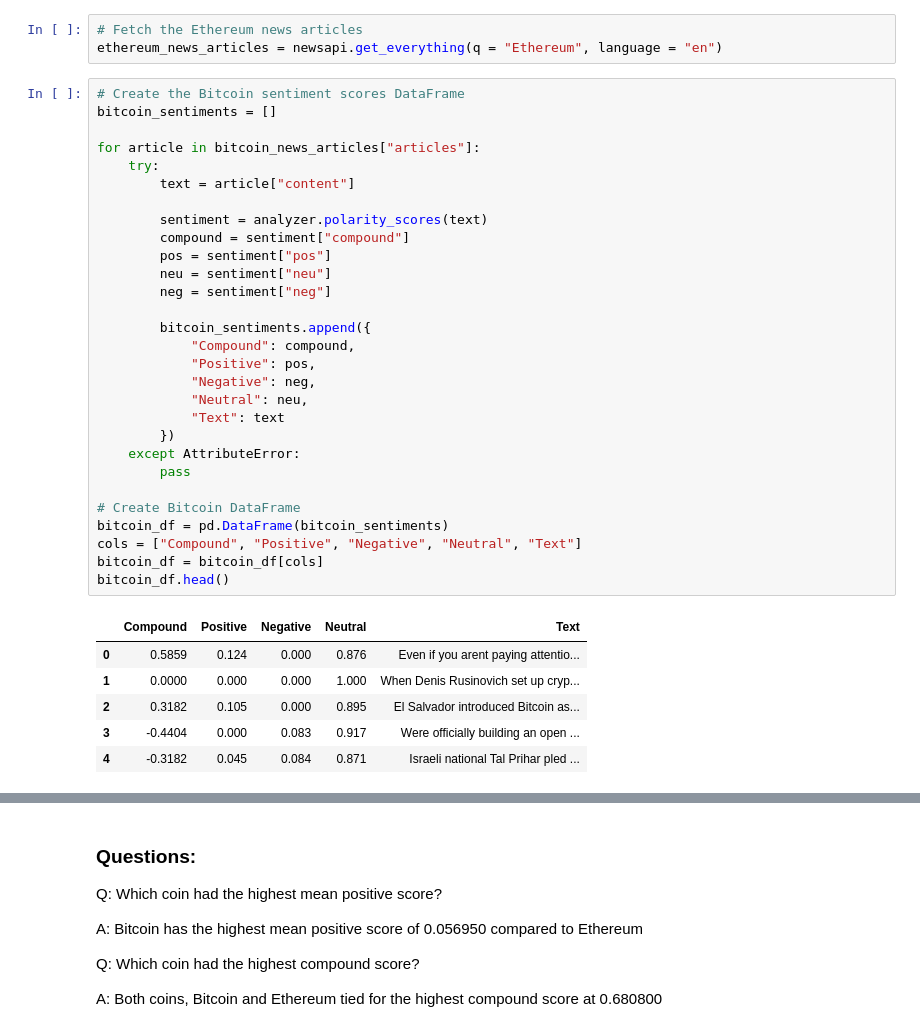
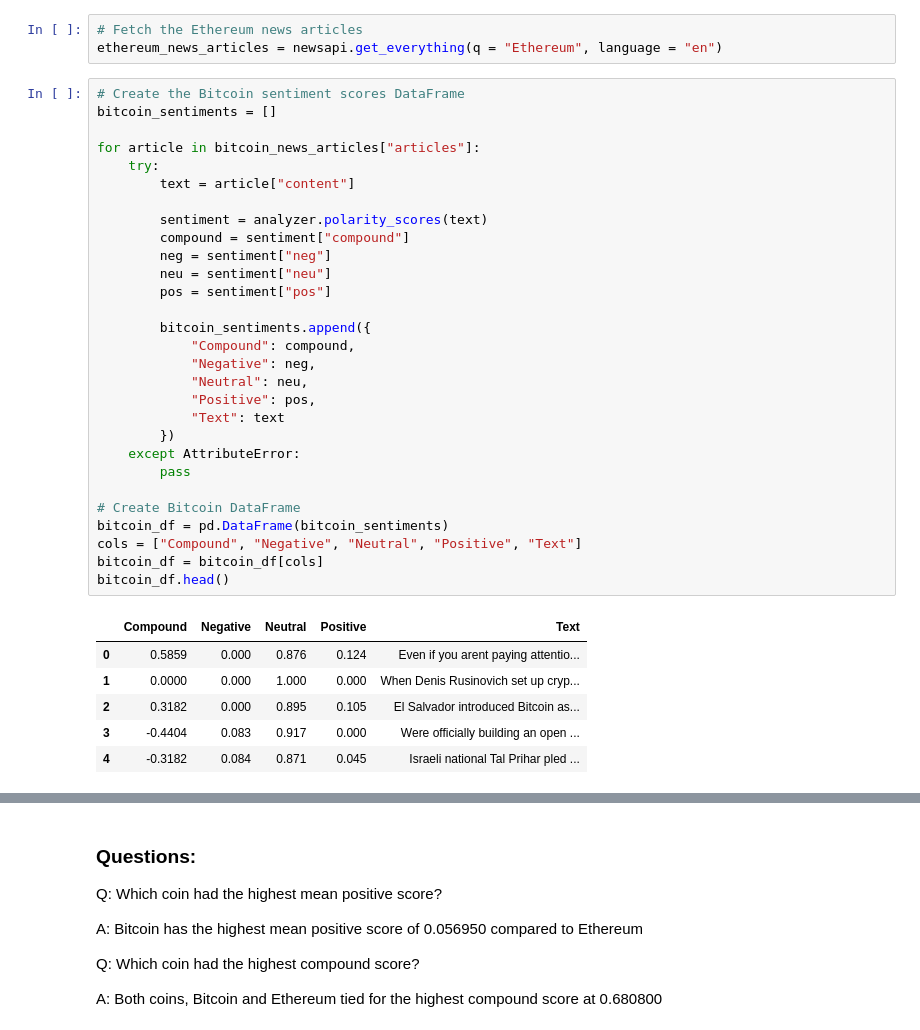
Before and after one commit to GuilleMGN/NaturalLanguageProcessing, a Jupyter notebook: crypto_sentiment.ipynb, the cells around one changed output, grey strips where cells are left out. Cells and saved outputs as stored; diff of their text form.

```diff
--- a/crypto_sentiment.ipynb
+++ b/crypto_sentiment.ipynb
@@ -43,39 +43,39 @@ ethereum_news_articles = newsapi.get_everything(q = "Ethereum", language = "en")
 # %%
 # Create the Bitcoin sentiment scores DataFrame
 bitcoin_sentiments = []
 
 for article in bitcoin_news_articles["articles"]:
     try:
         text = article["content"]
 
         sentiment = analyzer.polarity_scores(text)
         compound = sentiment["compound"]
+        neg = sentiment["neg"]
+        neu = sentiment["neu"]
         pos = sentiment["pos"]
-        neu = sentiment["neu"]
-        neg = sentiment["neg"]
 
         bitcoin_sentiments.append({
             "Compound": compound,
-            "Positive": pos,
             "Negative": neg,
             "Neutral": neu,
+            "Positive": pos,
             "Text": text
         })
     except AttributeError:
         pass
 
 # Create Bitcoin DataFrame
 bitcoin_df = pd.DataFrame(bitcoin_sentiments)
-cols = ["Compound", "Positive", "Negative", "Neutral", "Text"]
+cols = ["Compound", "Negative", "Neutral", "Positive", "Text"]
 bitcoin_df = bitcoin_df[cols]
 bitcoin_df.head()
 # %% [output]
-|  | Compound | Positive | Negative | Neutral | Text |
-| 0 | 0.5859 | 0.124 | 0.000 | 0.876 | Even if you arent paying attentio... |
-| 1 | 0.0000 | 0.000 | 0.000 | 1.000 | When Denis Rusinovich set up cryp... |
-| 2 | 0.3182 | 0.105 | 0.000 | 0.895 | El Salvador introduced Bitcoin as... |
-| 3 | -0.4404 | 0.000 | 0.083 | 0.917 | Were officially building an open ... |
-| 4 | -0.3182 | 0.045 | 0.084 | 0.871 | Israeli national Tal Prihar pled ... |
+|  | Compound | Negative | Neutral | Positive | Text |
+| 0 | 0.5859 | 0.000 | 0.876 | 0.124 | Even if you arent paying attentio... |
+| 1 | 0.0000 | 0.000 | 1.000 | 0.000 | When Denis Rusinovich set up cryp... |
+| 2 | 0.3182 | 0.000 | 0.895 | 0.105 | El Salvador introduced Bitcoin as... |
+| 3 | -0.4404 | 0.083 | 0.917 | 0.000 | Were officially building an open ... |
+| 4 | -0.3182 | 0.084 | 0.871 | 0.045 | Israeli national Tal Prihar pled ... |
 # %%
 # Create the Ethereum sentiment scores DataFrame
 ethereum_sentiments = []
```
Also changed, not shown: parts of 7 cells of this notebook.
